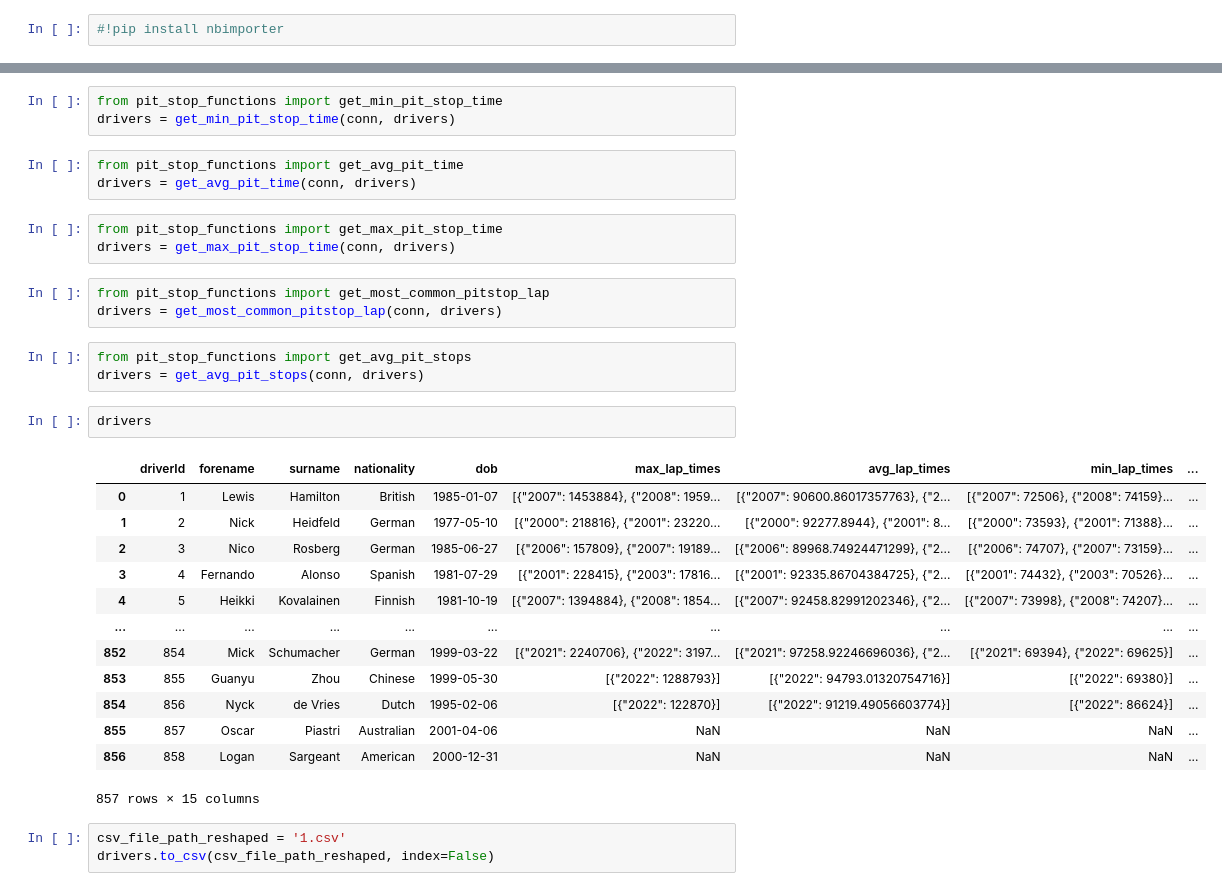
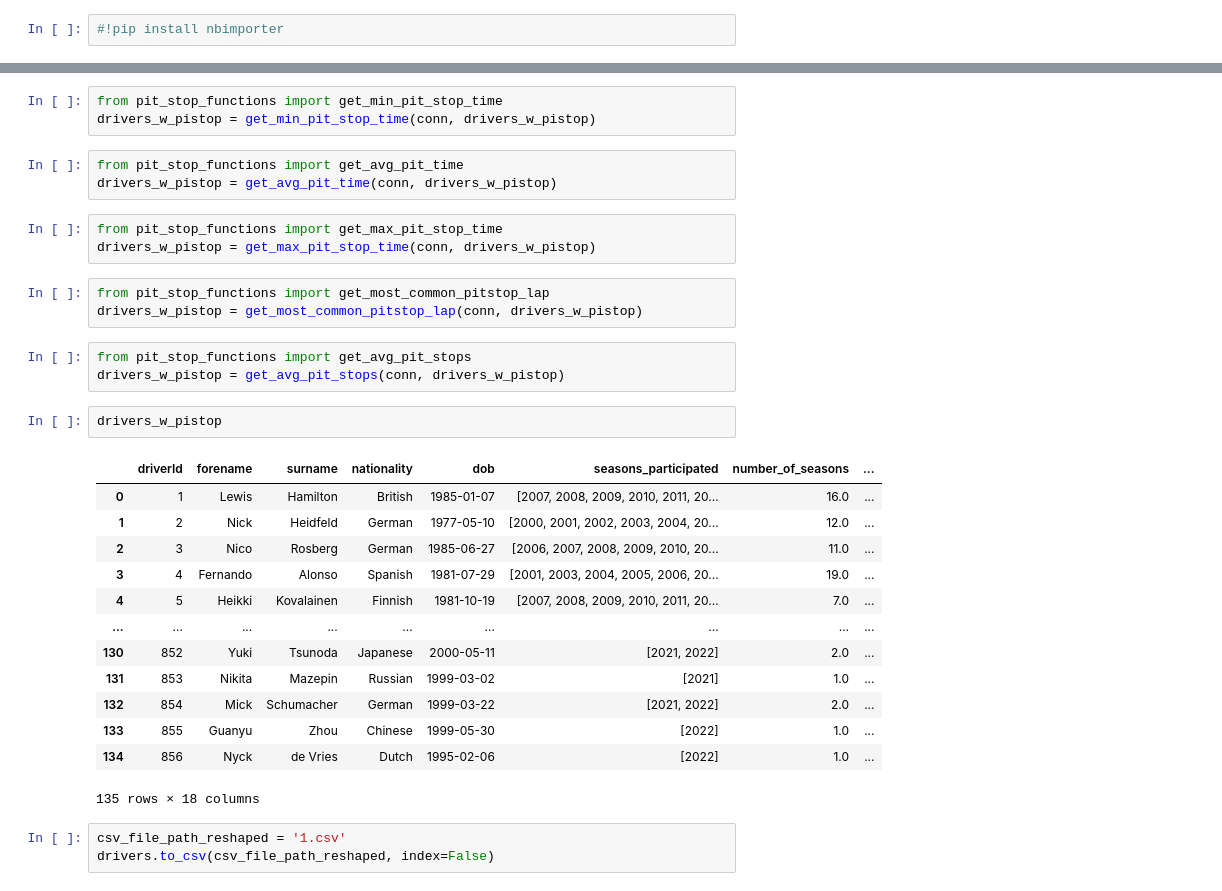
Before and after one commit to enamilkovicc/f1-association-rules, a Jupyter notebook: main.ipynb, the cells around one changed output, grey strips where cells are left out. Saved outputs shown, nothing was run; the diff lists cells and outputs as text.

```diff
--- a/main.ipynb
+++ b/main.ipynb
@@ -94,34 +254,34 @@ drivers = get_total_laps_count(conn, drivers)
 # %%
 from pit_stop_functions import get_min_pit_stop_time
-drivers = get_min_pit_stop_time(conn, drivers)
+drivers_w_pistop = get_min_pit_stop_time(conn, drivers_w_pistop)
 # %%
 from pit_stop_functions import get_avg_pit_time
-drivers = get_avg_pit_time(conn, drivers)
+drivers_w_pistop = get_avg_pit_time(conn, drivers_w_pistop)
 # %%
 from pit_stop_functions import get_max_pit_stop_time
-drivers = get_max_pit_stop_time(conn, drivers)
+drivers_w_pistop = get_max_pit_stop_time(conn, drivers_w_pistop)
 # %%
 from pit_stop_functions import get_most_common_pitstop_lap
-drivers = get_most_common_pitstop_lap(conn, drivers)
+drivers_w_pistop = get_most_common_pitstop_lap(conn, drivers_w_pistop)
 # %%
 from pit_stop_functions import get_avg_pit_stops
-drivers = get_avg_pit_stops(conn, drivers)
+drivers_w_pistop = get_avg_pit_stops(conn, drivers_w_pistop)
 # %%
-drivers
+drivers_w_pistop
 # %% [output]
-|  | driverId | forename | surname | nationality | dob | max_lap_times | avg_lap_times | min_lap_times | ... |
-| 0 | 1 | Lewis | Hamilton | British | 1985-01-07 | [{"2007": 1453884}, {"2008": 1959... | [{"2007": 90600.86017357763}, {"2... | [{"2007": 72506}, {"2008": 74159}... | ... |
-| 1 | 2 | Nick | Heidfeld | German | 1977-05-10 | [{"2000": 218816}, {"2001": 23220... | [{"2000": 92277.8944}, {"2001": 8... | [{"2000": 73593}, {"2001": 71388}... | ... |
-| 2 | 3 | Nico | Rosberg | German | 1985-06-27 | [{"2006": 157809}, {"2007": 19189... | [{"2006": 89968.74924471299}, {"2... | [{"2006": 74707}, {"2007": 73159}... | ... |
-| 3 | 4 | Fernando | Alonso | Spanish | 1981-07-29 | [{"2001": 228415}, {"2003": 17816... | [{"2001": 92335.86704384725}, {"2... | [{"2001": 74432}, {"2003": 70526}... | ... |
-| 4 | 5 | Heikki | Kovalainen | Finnish | 1981-10-19 | [{"2007": 1394884}, {"2008": 1854... | [{"2007": 92458.82991202346}, {"2... | [{"2007": 73998}, {"2008": 74207}... | ... |
-| ... | ... | ... | ... | ... | ... | ... | ... | ... | ... |
-| 852 | 854 | Mick | Schumacher | German | 1999-03-22 | [{"2021": 2240706}, {"2022": 3197... | [{"2021": 97258.92246696036}, {"2... | [{"2021": 69394}, {"2022": 69625}] | ... |
-| 853 | 855 | Guanyu | Zhou | Chinese | 1999-05-30 | [{"2022": 1288793}] | [{"2022": 94793.01320754716}] | [{"2022": 69380}] | ... |
-| 854 | 856 | Nyck | de Vries | Dutch | 1995-02-06 | [{"2022": 122870}] | [{"2022": 91219.49056603774}] | [{"2022": 86624}] | ... |
-| 855 | 857 | Oscar | Piastri | Australian | 2001-04-06 | NaN | NaN | NaN | ... |
-| 856 | 858 | Logan | Sargeant | American | 2000-12-31 | NaN | NaN | NaN | ... |
+|  | driverId | forename | surname | nationality | dob | seasons_participated | number_of_seasons | ... |
+| 0 | 1 | Lewis | Hamilton | British | 1985-01-07 | [2007, 2008, 2009, 2010, 2011, 20... | 16.0 | ... |
+| 1 | 2 | Nick | Heidfeld | German | 1977-05-10 | [2000, 2001, 2002, 2003, 2004, 20... | 12.0 | ... |
+| 2 | 3 | Nico | Rosberg | German | 1985-06-27 | [2006, 2007, 2008, 2009, 2010, 20... | 11.0 | ... |
+| 3 | 4 | Fernando | Alonso | Spanish | 1981-07-29 | [2001, 2003, 2004, 2005, 2006, 20... | 19.0 | ... |
+| 4 | 5 | Heikki | Kovalainen | Finnish | 1981-10-19 | [2007, 2008, 2009, 2010, 2011, 20... | 7.0 | ... |
+| ... | ... | ... | ... | ... | ... | ... | ... | ... |
+| 130 | 852 | Yuki | Tsunoda | Japanese | 2000-05-11 | [2021, 2022] | 2.0 | ... |
+| 131 | 853 | Nikita | Mazepin | Russian | 1999-03-02 | [2021] | 1.0 | ... |
+| 132 | 854 | Mick | Schumacher | German | 1999-03-22 | [2021, 2022] | 2.0 | ... |
+| 133 | 855 | Guanyu | Zhou | Chinese | 1999-05-30 | [2022] | 1.0 | ... |
+| 134 | 856 | Nyck | de Vries | Dutch | 1995-02-06 | [2022] | 1.0 | ... |
-857 rows × 15 columns
+135 rows × 18 columns
 # %%
 csv_file_path_reshaped = '1.csv'
 drivers.to_csv(csv_file_path_reshaped, index=False)
```
Also changed, not shown: parts of 17 cells of this notebook, 11 other files.
